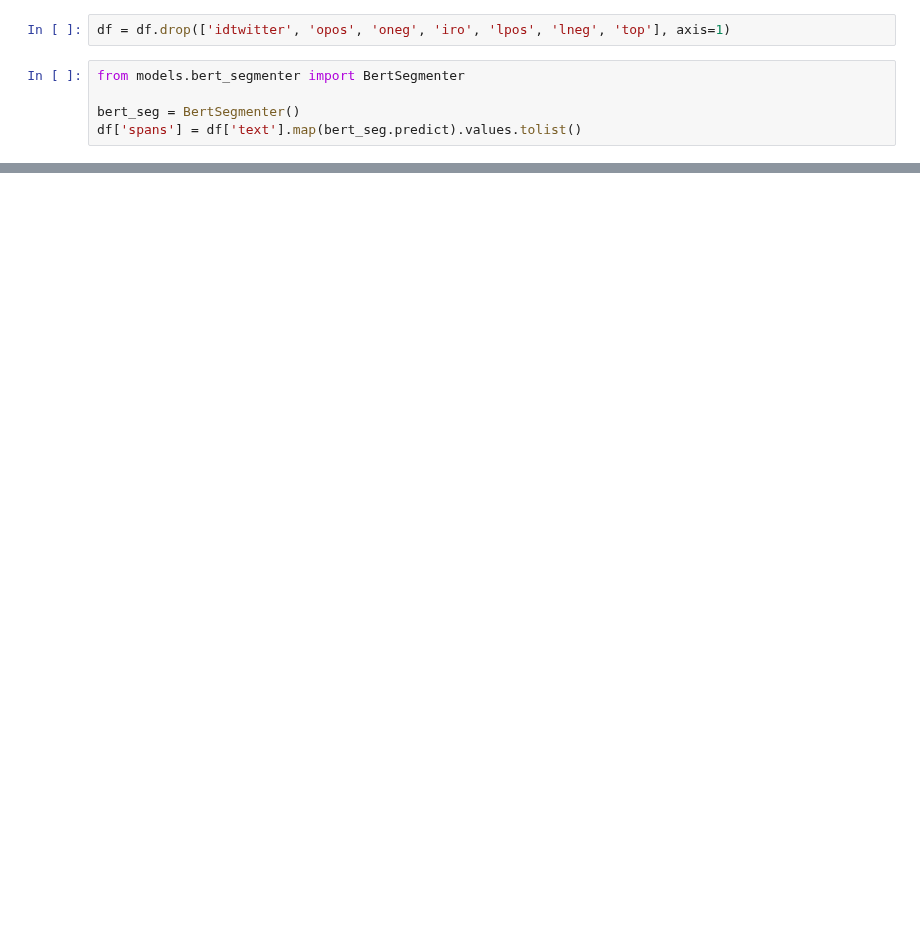
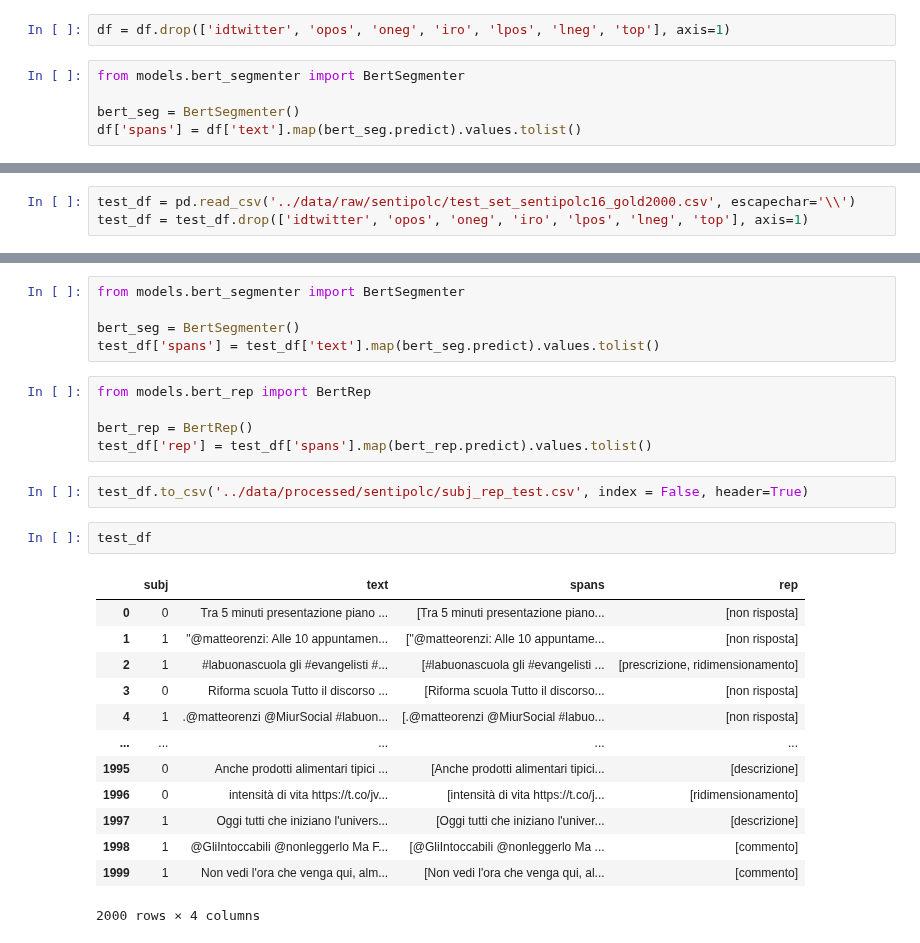
Before and after one commit to rikicamme01/DialogiTECH, a Jupyter notebook: notebooks/12_subjectivity.ipynb, the cells around one changed output, grey strips where cells are left out. Drawn from its saved outputs; the diff is of its cells as text; blank space fills up the shorter version.

```diff
--- a/notebooks/12_subjectivity.ipynb
+++ b/notebooks/12_subjectivity.ipynb
@@ -22,0 +82,3 @@ df.iloc[5]['spans']
+# %%
+test_df = pd.read_csv('../data/raw/sentipolc/test_set_sentipolc16_gold2000.csv', escapechar='\\')
+test_df = test_df.drop(['idtwitter', 'opos', 'oneg', 'iro', 'lpos', 'lneg', 'top'], axis=1)
@@ -22,0 +101,28 @@ df.iloc[5]['spans']
+# %%
+from models.bert_segmenter import BertSegmenter
+
+bert_seg = BertSegmenter()
+test_df['spans'] = test_df['text'].map(bert_seg.predict).values.tolist()
+# %%
+from models.bert_rep import BertRep
+
+bert_rep = BertRep()
+test_df['rep'] = test_df['spans'].map(bert_rep.predict).values.tolist()
+# %%
+test_df.to_csv('../data/processed/sentipolc/subj_rep_test.csv', index = False, header=True)
+# %%
+test_df
+# %% [output]
+|  | subj | text | spans | rep |
+| 0 | 0 | Tra 5 minuti presentazione piano ... | [Tra 5 minuti presentazione piano... | [non risposta] |
+| 1 | 1 | "@matteorenzi: Alle 10 appuntamen... | ["@matteorenzi: Alle 10 appuntame... | [non risposta] |
+| 2 | 1 | #labuonascuola gli #evangelisti #... | [#labuonascuola gli #evangelisti ... | [prescrizione, ridimensionamento] |
+| 3 | 0 | Riforma scuola Tutto il discorso ... | [Riforma scuola Tutto il discorso... | [non risposta] |
+| 4 | 1 | .@matteorenzi @MiurSocial #labuon... | [.@matteorenzi @MiurSocial #labuo... | [non risposta] |
+| ... | ... | ... | ... | ... |
+| 1995 | 0 | Anche prodotti alimentari tipici ... | [Anche prodotti alimentari tipici... | [descrizione] |
+| 1996 | 0 | intensità di vita https://t.co/jv... | [intensità di vita https://t.co/j... | [ridimensionamento] |
+| 1997 | 1 | Oggi tutti che iniziano l'univers... | [Oggi tutti che iniziano l'univer... | [descrizione] |
+| 1998 | 1 | @GliIntoccabili @nonleggerlo Ma F... | [@GliIntoccabili @nonleggerlo Ma ... | [commento] |
+| 1999 | 1 | Non vedi l'ora che venga qui, alm... | [Non vedi l'ora che venga qui, al... | [commento] |
+2000 rows × 4 columns
```
Also changed, not shown: parts of 9 cells of this notebook, 8 other files.
